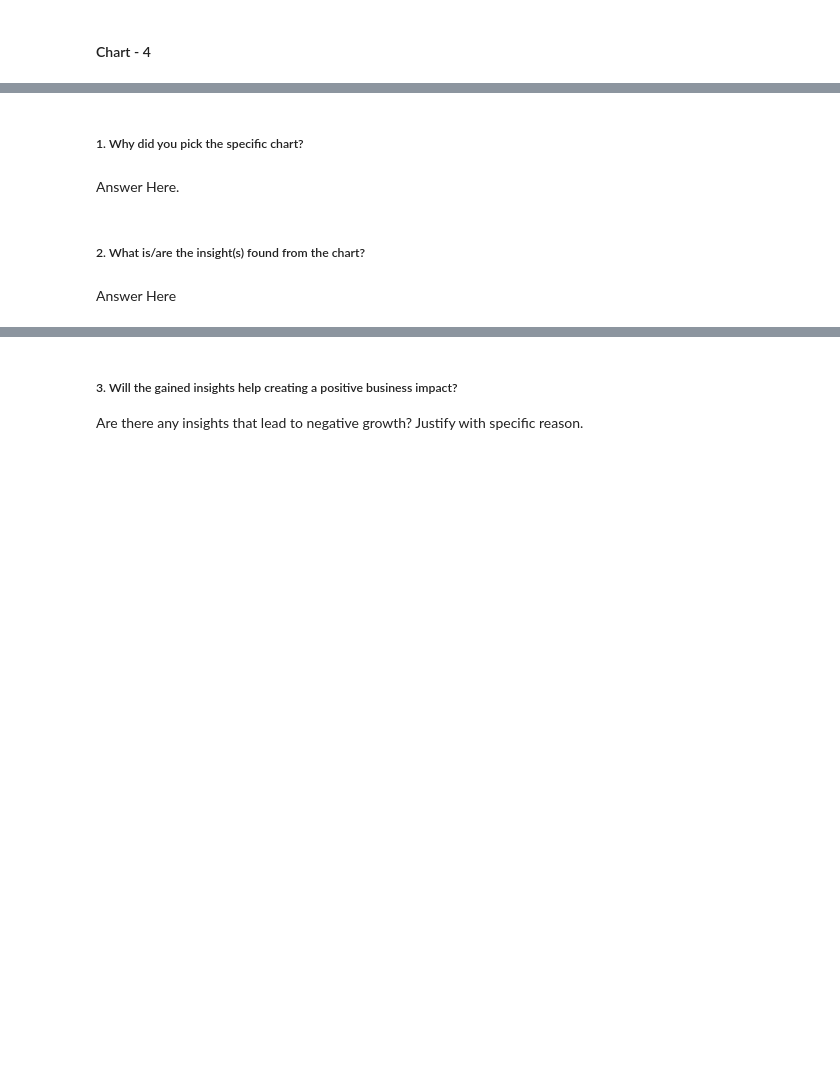
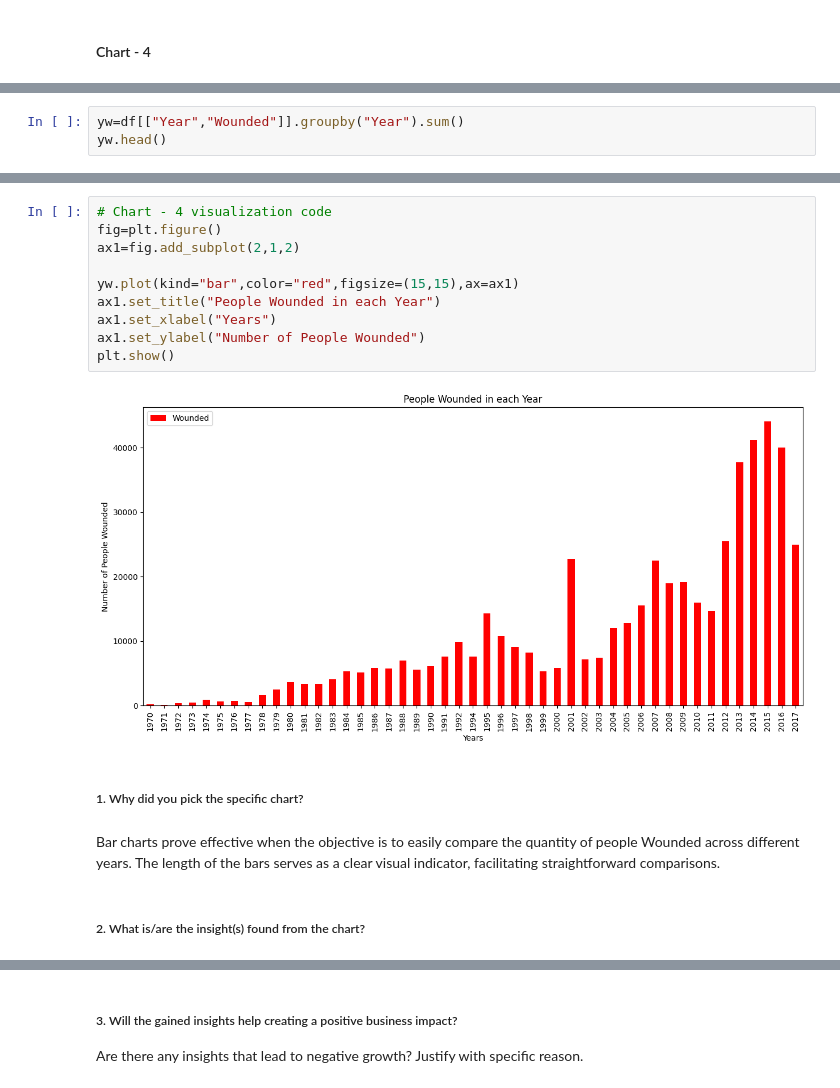
Before and after one commit to Amrit007-droid/Global-Terrorism-Dataset-EDA-, a Jupyter notebook: Global_Terrorism_Dataset_EDA_submission_.ipynb, the cells around one changed output, grey strips where cells are left out. Drawn from its saved outputs; the diff is of its cells as text; blank space fills up the shorter version.

```diff
--- a/Global_Terrorism_Dataset_EDA_submission_.ipynb
+++ b/Global_Terrorism_Dataset_EDA_submission_.ipynb
@@ -585,0 +586,3 @@ Are there any insights that lead to negative growth? Justify with specific reaso
+# %%
+yw=df[["Year","Wounded"]].groupby("Year").sum()
+yw.head()
@@ -586,8 +597,19 @@ Are there any insights that lead to negative growth? Justify with specific reaso
+# %%
+# Chart - 4 visualization code
+fig=plt.figure()
+ax1=fig.add_subplot(2,1,2)
+
+yw.plot(kind="bar",color="red",figsize=(15,15),ax=ax1)
+ax1.set_title("People Wounded in each Year")
+ax1.set_xlabel("Years")
+ax1.set_ylabel("Number of People Wounded")
+plt.show()
+# %% [output]
+[figure, added]
 # %% [markdown]
 ##### 1. Why did you pick the specific chart?
-# %% [markdown]
-Answer Here.
+# %% [markdown]
+
+Bar charts prove effective when the objective is to easily compare the quantity of people Wounded across different years. The length of the bars serves as a clear visual indicator, facilitating straightforward comparisons.
 # %% [markdown]
 ##### 2. What is/are the insight(s) found from the chart?
-# %% [markdown]
-Answer Here
```
Also changed, not shown: parts of 23 cells of this notebook.
